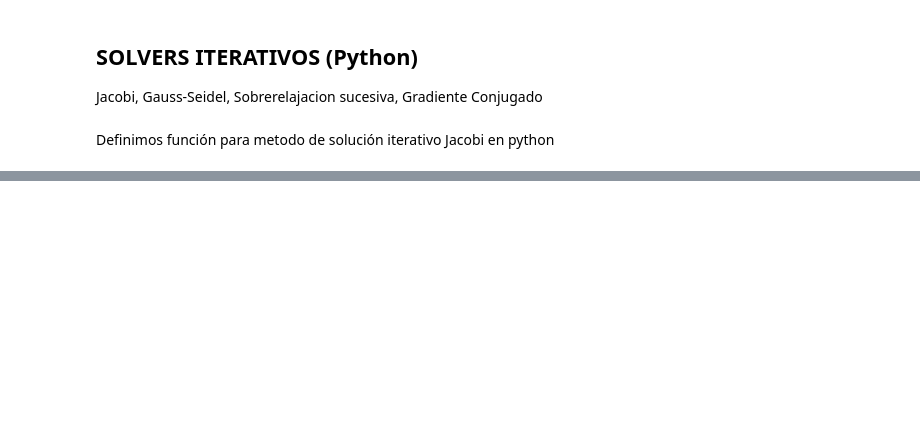
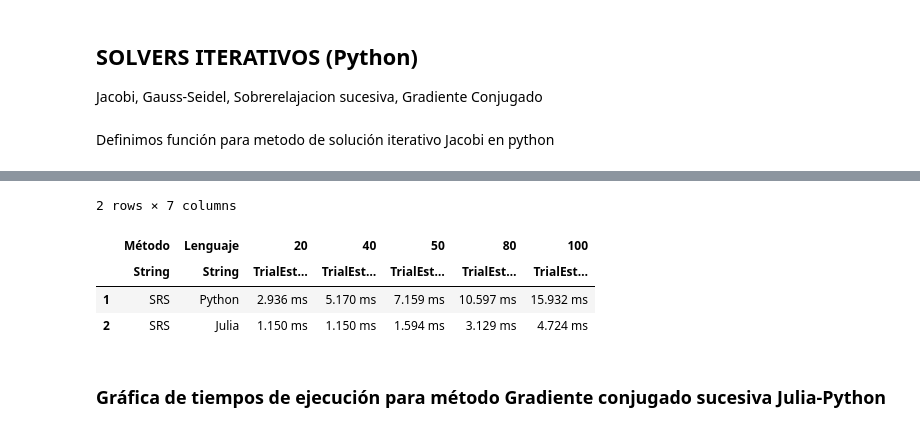
Before and after one commit to mvelozlucas/HPC-LA--2022-II, a Jupyter notebook: MP2/Julia/microproyecto2_julia.ipynb, the cells around one changed output, grey strips where cells are left out. Drawn from its saved outputs; the diff is of its cells as text; code cells hidden in the pictures; blank space fills up the shorter version.

```diff
--- a/MP2/Julia/microproyecto2_julia.ipynb
+++ b/MP2/Julia/microproyecto2_julia.ipynb
@@ -384,0 +472,10 @@ Utilizaremos $kn = 20$ iteraciones, junto con un sistema de tamaño $ n ∈ (20,
+# %%
+dataSRS = conv_dataframe(ySRSP,ySRSJ,"SRS")
+# %% [output]
+2 rows × 7 columns
+|  | Método | Lenguaje | 20 | 40 | 50 | 80 | 100 |
+|  | String | String | TrialEst… | TrialEst… | TrialEst… | TrialEst… | TrialEst… |
+| 1 | SRS | Python | 2.936 ms | 5.170 ms | 7.159 ms | 10.597 ms | 15.932 ms |
+| 2 | SRS | Julia | 1.150 ms | 1.150 ms | 1.594 ms | 3.129 ms | 4.724 ms |
+# %% [markdown]
+### Gráfica de tiempos de ejecución para método Gradiente conjugado sucesiva Julia-Python
```
Also changed, not shown: parts of 69 cells of this notebook.
